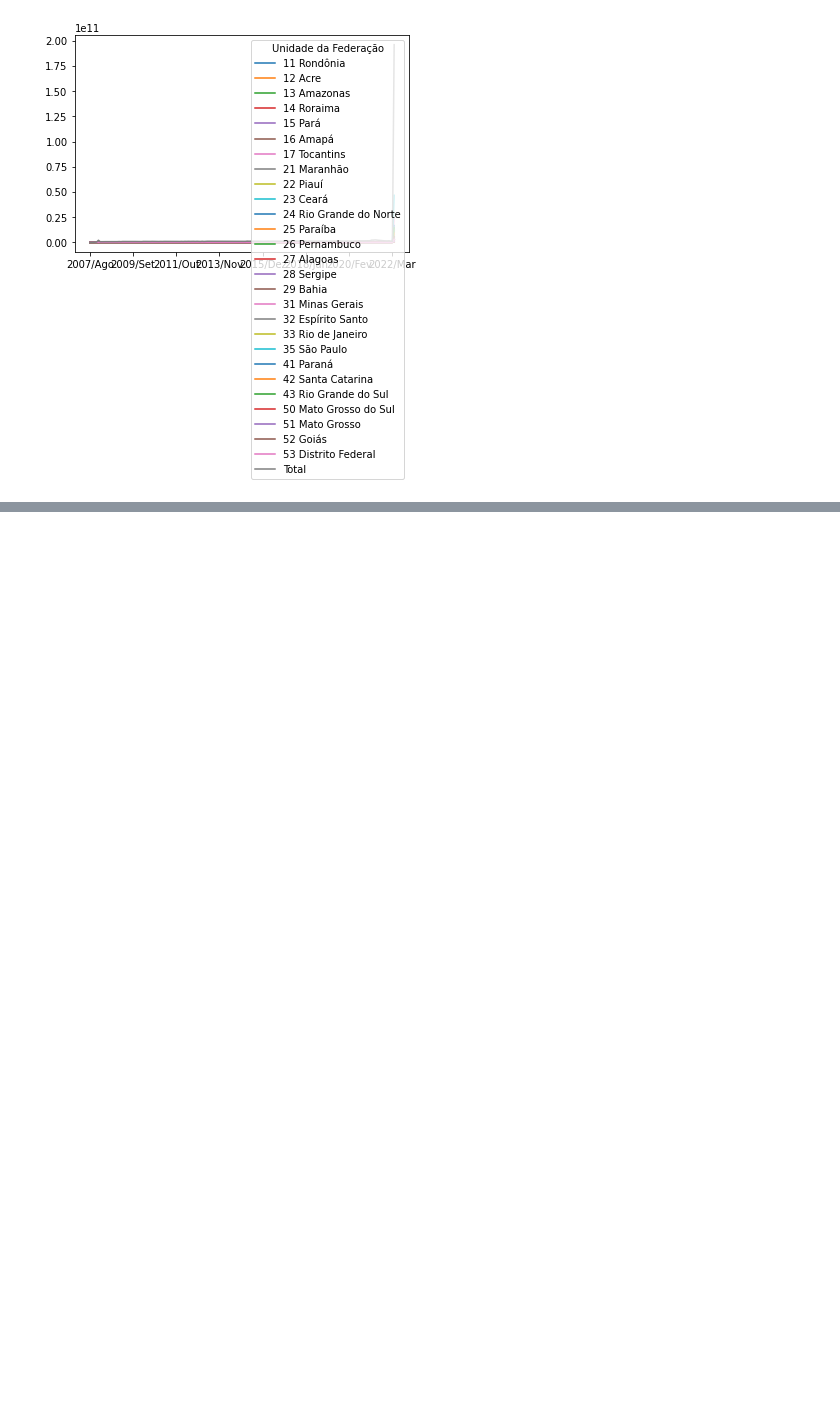
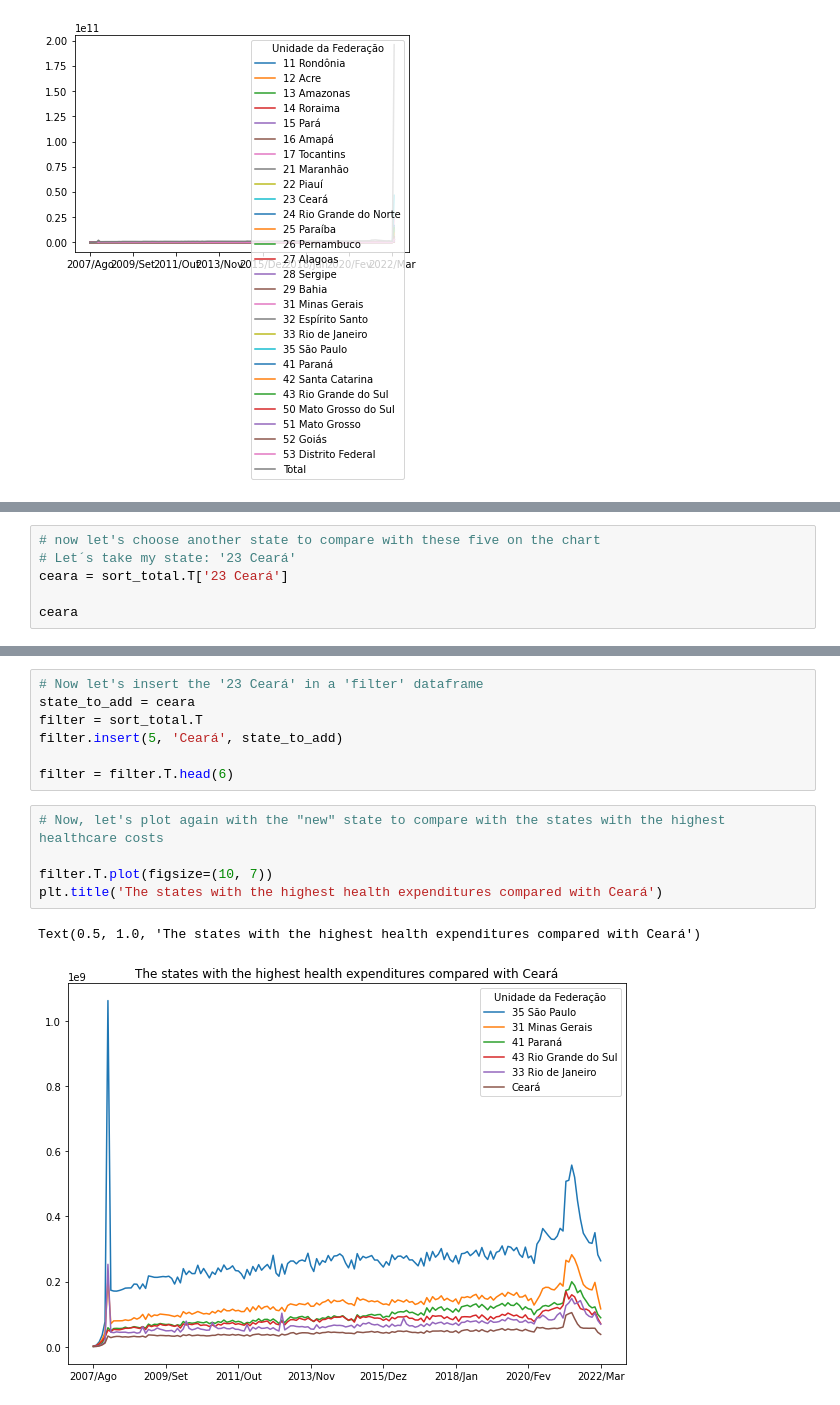
Before and after one commit to paulo-lins/EDA_datasus, a Jupyter notebook: EDA_tabnet.ipynb, the cells around one changed output, grey strips where cells are left out. Cells and saved outputs as stored; diff of their text form; blank space fills up the shorter version.

```diff
--- a/EDA_tabnet.ipynb
+++ b/EDA_tabnet.ipynb
@@ -462,0 +475,6 @@ sort_total[:5].T.plot(figsize=(10,7))
+# %%
+# now let's choose another state to compare with these five on the chart
+# Let´s take my state: '23 Ceará'
+ceara = sort_total.T['23 Ceará']
+
+ceara
@@ -462,0 +494,15 @@ sort_total[:5].T.plot(figsize=(10,7))
+# %%
+# Now let's insert the '23 Ceará' in a 'filter' dataframe
+state_to_add = ceara
+filter = sort_total.T
+filter.insert(5, 'Ceará', state_to_add)
+
+filter = filter.T.head(6)
+# %%
+# Now, let's plot again with the "new" state to compare with the states with the highest healthcare costs
+
+filter.T.plot(figsize=(10, 7))
+plt.title('The states with the highest health expenditures compared with Ceará')
+# %% [output]
+Text(0.5, 1.0, 'The states with the highest health expenditures compared with Ceará')
+[figure, added]
```
Also changed, not shown: parts of 34 cells of this notebook.
